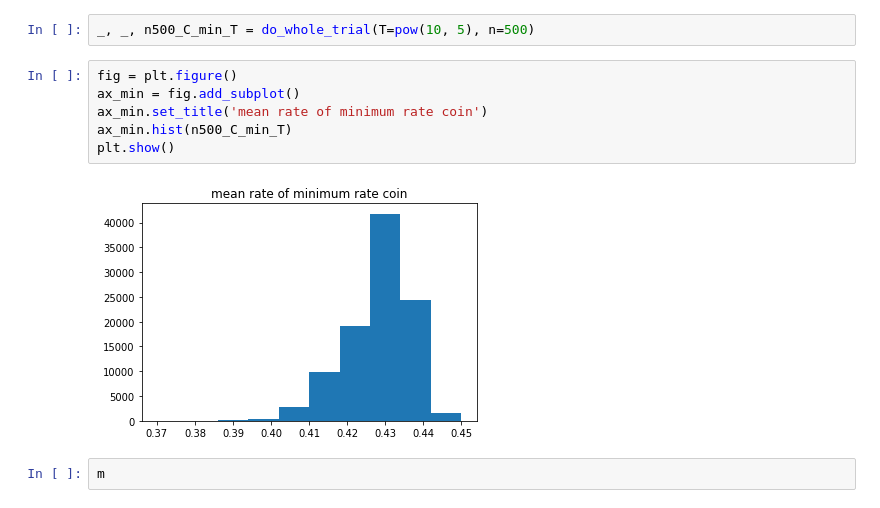
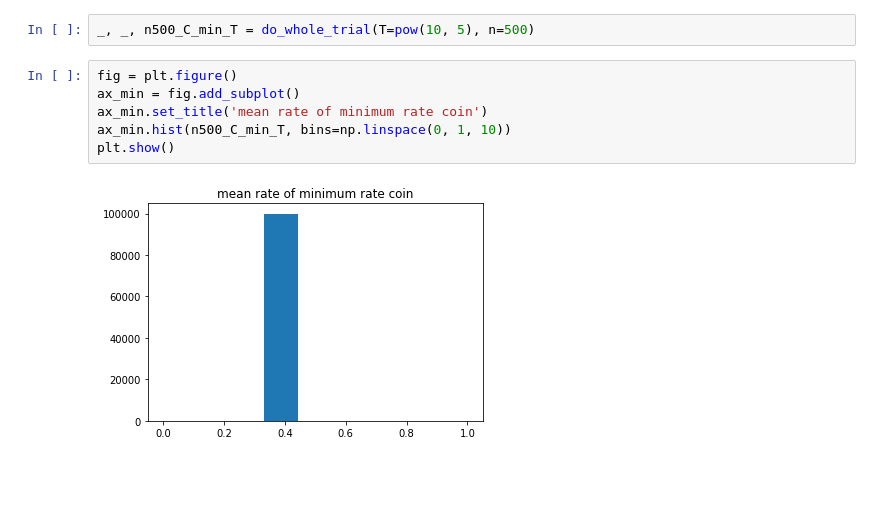
Before and after one commit to hmHam/uni_ml_kiso, a Jupyter notebook: kadai3_1.ipynb, the cells around one changed output. Cells and saved outputs as stored; diff of their text form; blank space fills up the shorter version.

```diff
--- a/kadai3_1.ipynb
+++ b/kadai3_1.ipynb
@@ -169,10 +189,8 @@ _, _, n500_C_min_T = do_whole_trial(T=pow(10, 5), n=500)
 # %%
 fig = plt.figure()
 ax_min = fig.add_subplot()
 ax_min.set_title('mean rate of minimum rate coin')
-ax_min.hist(n500_C_min_T)
+ax_min.hist(n500_C_min_T, bins=np.linspace(0, 1, 10))
 plt.show()
 # %% [output]
-[figure, old version]
+[figure, new version]
-# %%
-m
```
Also changed, not shown: parts of 13 cells of this notebook, 1 other file.
